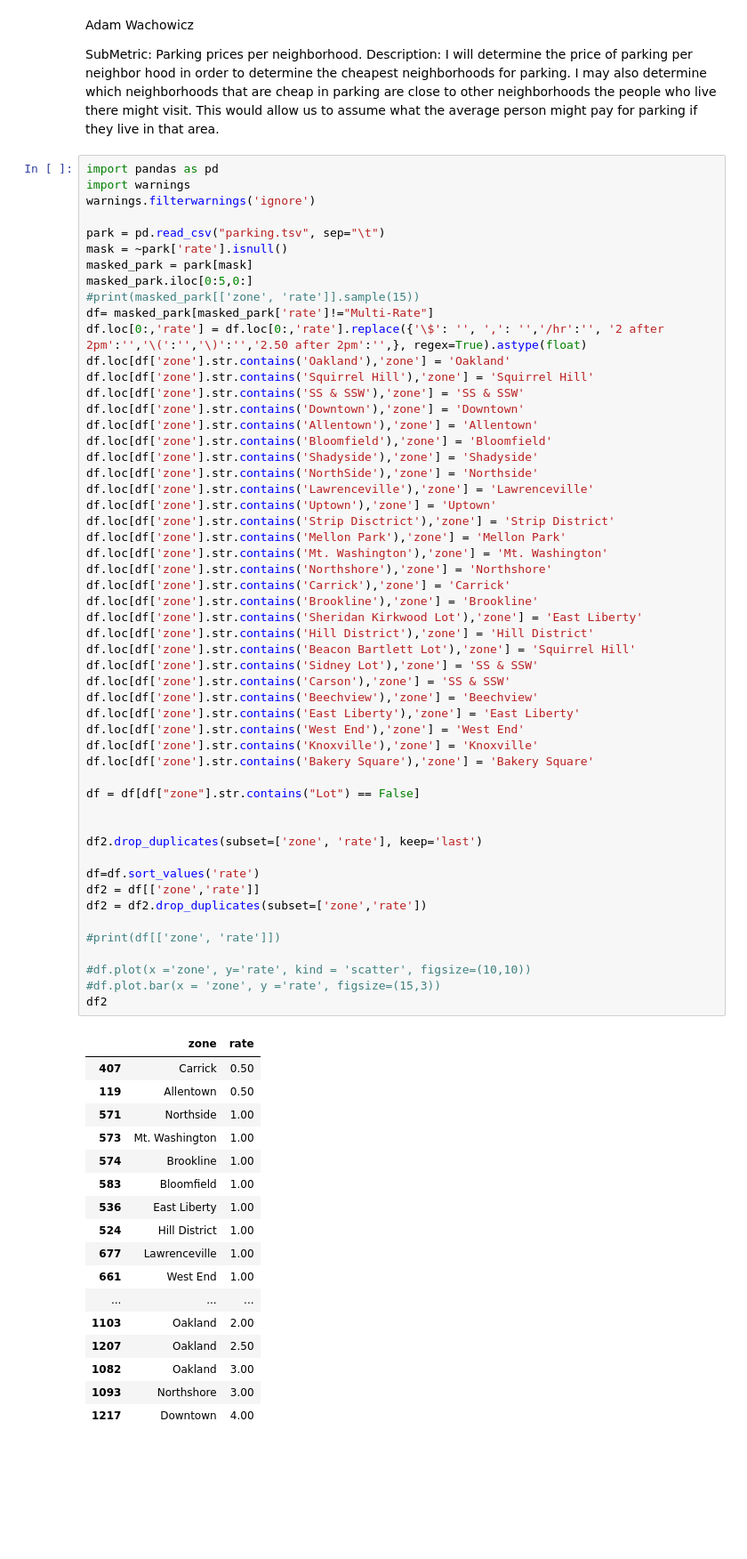
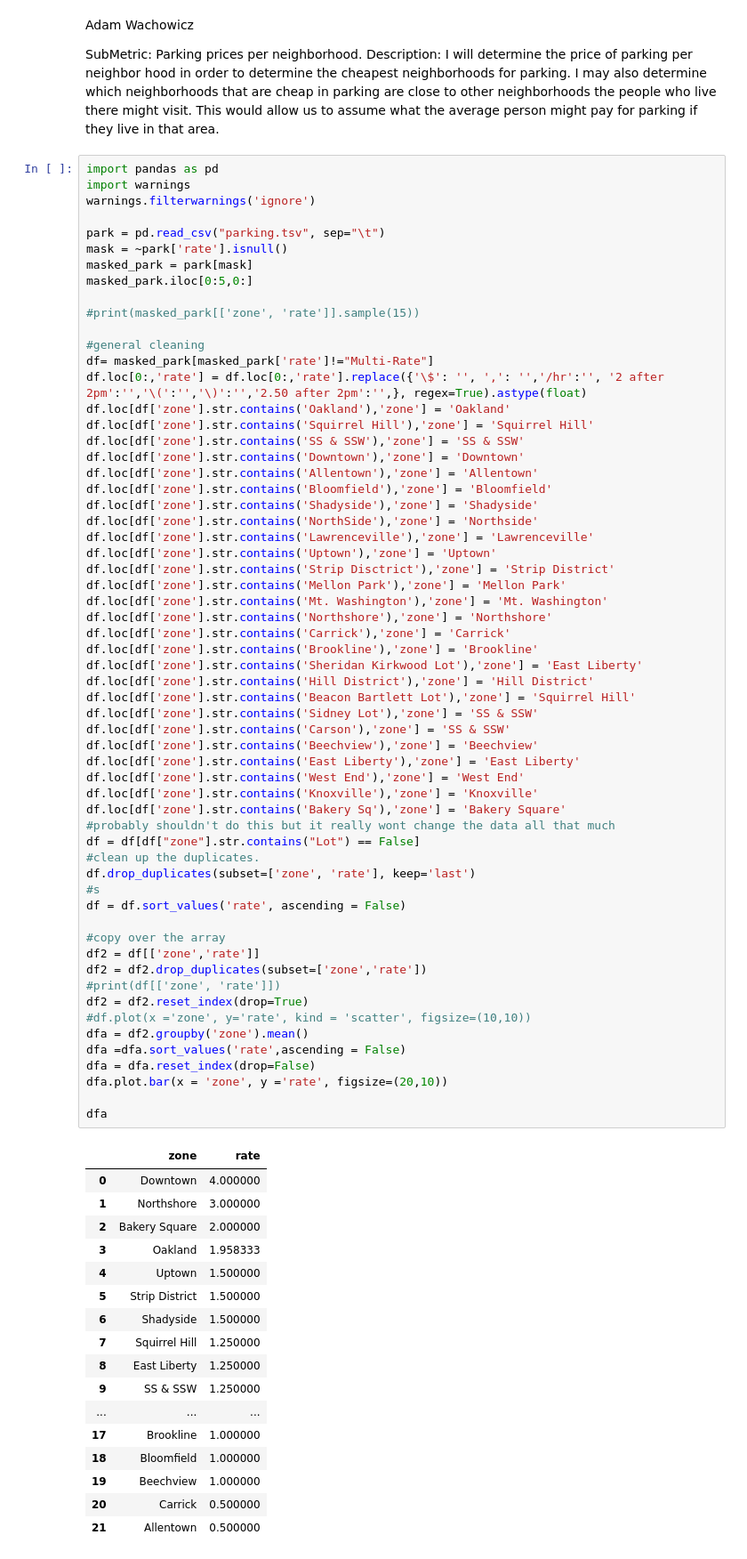
Before and after one commit to Amw298/final-project, a Jupyter notebook: adam.ipynb, the cells around one changed output. Shown: that part at 89% size. Drawn from its saved outputs; the diff is of its cells as text; blank space fills up the shorter version.

```diff
--- a/adam.ipynb
+++ b/adam.ipynb
@@ -14,65 +14,72 @@ park = pd.read_csv("parking.tsv", sep="\t")
 mask = ~park['rate'].isnull()
 masked_park = park[mask]
 masked_park.iloc[0:5,0:]
+
 #print(masked_park[['zone', 'rate']].sample(15))
+
+#general cleaning
 df= masked_park[masked_park['rate']!="Multi-Rate"]
 df.loc[0:,'rate'] = df.loc[0:,'rate'].replace({'\$': '', ',': '','/hr':'', '2 after 2pm':'','\(':'','\)':'','2.50 after 2pm':'',}, regex=True).astype(float)
 df.loc[df['zone'].str.contains('Oakland'),'zone'] = 'Oakland'
 df.loc[df['zone'].str.contains('Squirrel Hill'),'zone'] = 'Squirrel Hill'
 df.loc[df['zone'].str.contains('SS & SSW'),'zone'] = 'SS & SSW'
 df.loc[df['zone'].str.contains('Downtown'),'zone'] = 'Downtown'
 df.loc[df['zone'].str.contains('Allentown'),'zone'] = 'Allentown'
 df.loc[df['zone'].str.contains('Bloomfield'),'zone'] = 'Bloomfield'
 df.loc[df['zone'].str.contains('Shadyside'),'zone'] = 'Shadyside'
 df.loc[df['zone'].str.contains('NorthSide'),'zone'] = 'Northside'
 df.loc[df['zone'].str.contains('Lawrenceville'),'zone'] = 'Lawrenceville'
 df.loc[df['zone'].str.contains('Uptown'),'zone'] = 'Uptown'
 df.loc[df['zone'].str.contains('Strip Disctrict'),'zone'] = 'Strip District'
 df.loc[df['zone'].str.contains('Mellon Park'),'zone'] = 'Mellon Park'
 df.loc[df['zone'].str.contains('Mt. Washington'),'zone'] = 'Mt. Washington'
 df.loc[df['zone'].str.contains('Northshore'),'zone'] = 'Northshore'
 df.loc[df['zone'].str.contains('Carrick'),'zone'] = 'Carrick'
 df.loc[df['zone'].str.contains('Brookline'),'zone'] = 'Brookline'
 df.loc[df['zone'].str.contains('Sheridan Kirkwood Lot'),'zone'] = 'East Liberty'
 df.loc[df['zone'].str.contains('Hill District'),'zone'] = 'Hill District'
 df.loc[df['zone'].str.contains('Beacon Bartlett Lot'),'zone'] = 'Squirrel Hill'
 df.loc[df['zone'].str.contains('Sidney Lot'),'zone'] = 'SS & SSW'
 df.loc[df['zone'].str.contains('Carson'),'zone'] = 'SS & SSW'
 df.loc[df['zone'].str.contains('Beechview'),'zone'] = 'Beechview'
 df.loc[df['zone'].str.contains('East Liberty'),'zone'] = 'East Liberty'
 df.loc[df['zone'].str.contains('West End'),'zone'] = 'West End'
 df.loc[df['zone'].str.contains('Knoxville'),'zone'] = 'Knoxville'
-df.loc[df['zone'].str.contains('Bakery Square'),'zone'] = 'Bakery Square'
+df.loc[df['zone'].str.contains('Bakery Sq'),'zone'] = 'Bakery Square'
+#probably shouldn't do this but it really wont change the data all that much
+df = df[df["zone"].str.contains("Lot") == False]
+#clean up the duplicates.
+df.drop_duplicates(subset=['zone', 'rate'], keep='last')
+#s
+df = df.sort_values('rate', ascending = False)
 
-df = df[df["zone"].str.contains("Lot") == False]
-
-
-df2.drop_duplicates(subset=['zone', 'rate'], keep='last')
-
-df=df.sort_values('rate')
+#copy over the array
 df2 = df[['zone','rate']]
 df2 = df2.drop_duplicates(subset=['zone','rate'])
+#print(df[['zone', 'rate']])
+df2 = df2.reset_index(drop=True)
+#df.plot(x ='zone', y='rate', kind = 'scatter', figsize=(10,10))
+dfa = df2.groupby('zone').mean()
+dfa =dfa.sort_values('rate',ascending = False)
+dfa = dfa.reset_index(drop=False)
+dfa.plot.bar(x = 'zone', y ='rate', figsize=(20,10))
 
-#print(df[['zone', 'rate']])
-
-#df.plot(x ='zone', y='rate', kind = 'scatter', figsize=(10,10))
-#df.plot.bar(x = 'zone', y ='rate', figsize=(15,3))
-df2
+dfa
 # %% [output]
 |  | zone | rate |
-| 407 | Carrick | 0.50 |
-| 119 | Allentown | 0.50 |
-| 571 | Northside | 1.00 |
-| 573 | Mt. Washington | 1.00 |
-| 574 | Brookline | 1.00 |
-| 583 | Bloomfield | 1.00 |
-| 536 | East Liberty | 1.00 |
-| 524 | Hill District | 1.00 |
-| 677 | Lawrenceville | 1.00 |
-| 661 | West End | 1.00 |
+| 0 | Downtown | 4.000000 |
+| 1 | Northshore | 3.000000 |
+| 2 | Bakery Square | 2.000000 |
+| 3 | Oakland | 1.958333 |
+| 4 | Uptown | 1.500000 |
+| 5 | Strip District | 1.500000 |
+| 6 | Shadyside | 1.500000 |
+| 7 | Squirrel Hill | 1.250000 |
+| 8 | East Liberty | 1.250000 |
+| 9 | SS & SSW | 1.250000 |
 | ... | ... | ... |
-| 1103 | Oakland | 2.00 |
-| 1207 | Oakland | 2.50 |
-| 1082 | Oakland | 3.00 |
-| 1093 | Northshore | 3.00 |
-| 1217 | Downtown | 4.00 |
+| 17 | Brookline | 1.000000 |
+| 18 | Bloomfield | 1.000000 |
+| 19 | Beechview | 1.000000 |
+| 20 | Carrick | 0.500000 |
+| 21 | Allentown | 0.500000 |
```
Also changed, not shown: parts of 1 cell of this notebook, 1 other file.
